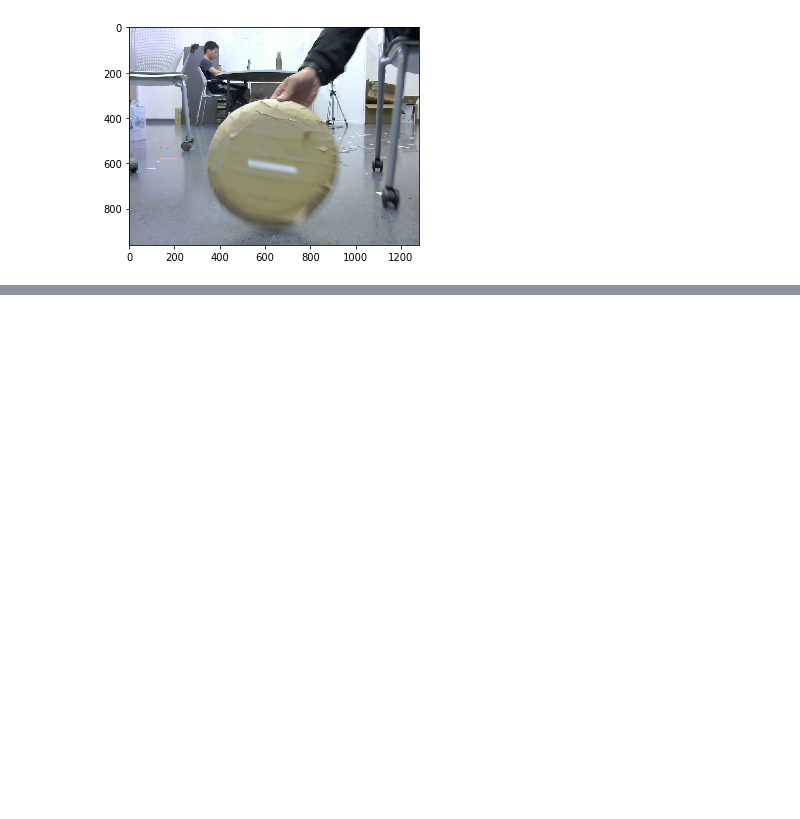
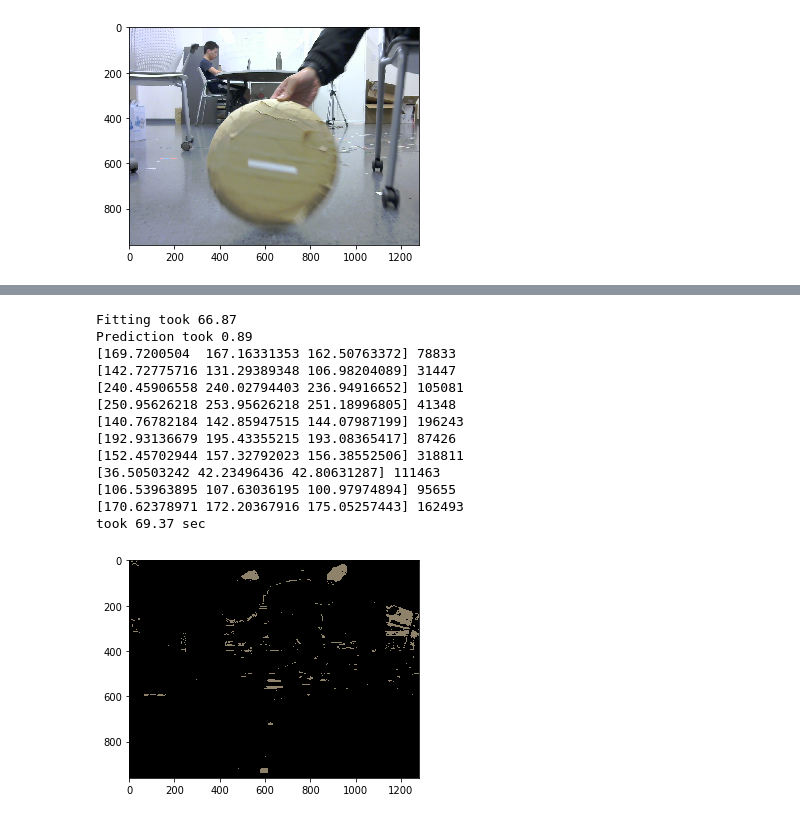
Before and after one commit to mykobob/RFID-Vision-Fusion, a Jupyter notebook: SegmentColor.ipynb, the cells around one changed output, grey strips where cells are left out. Saved outputs shown, nothing was run; the diff lists cells and outputs as text; code cells hidden in the pictures; blank space fills up the shorter version.

```diff
--- a/SegmentColor.ipynb
+++ b/SegmentColor.ipynb
@@ -96,0 +184,25 @@ k_means_segmentation(img, 8)
+# %%
+import time
+start = time.time()
+img = cv2.imread("./data/3d_no_occlusions_twisting_1/run_260.png")
+img = cv2.cvtColor(img, cv2.COLOR_BGR2RGB)
+lower_brown = (117, 125, 100)
+upper_brown = (142, 140, 117)
+clustered_img, labels = color_segmentation(img, 10)
+plt.imshow(find_pixels(clustered_img, lower_brown, upper_brown))
+print('took {:.2f} sec'.format(time.time() - start))
+# %% [output]
+Fitting took 66.87
+Prediction took 0.89
+[169.7200504  167.16331353 162.50763372] 78833
+[142.72775716 131.29389348 106.98204089] 31447
+[240.45906558 240.02794403 236.94916652] 105081
+[250.95626218 253.95626218 251.18996805] 41348
+[140.76782184 142.85947515 144.07987199] 196243
+[192.93136679 195.43355215 193.08365417] 87426
+[152.45702944 157.32792023 156.38552506] 318811
+[36.50503242 42.23496436 42.80631287] 111463
+[106.53963895 107.63036195 100.97974894] 95655
+[170.62378971 172.20367916 175.05257443] 162493
+took 69.37 sec
+[figure, added]
```
Also changed, not shown: parts of 10 cells of this notebook.
